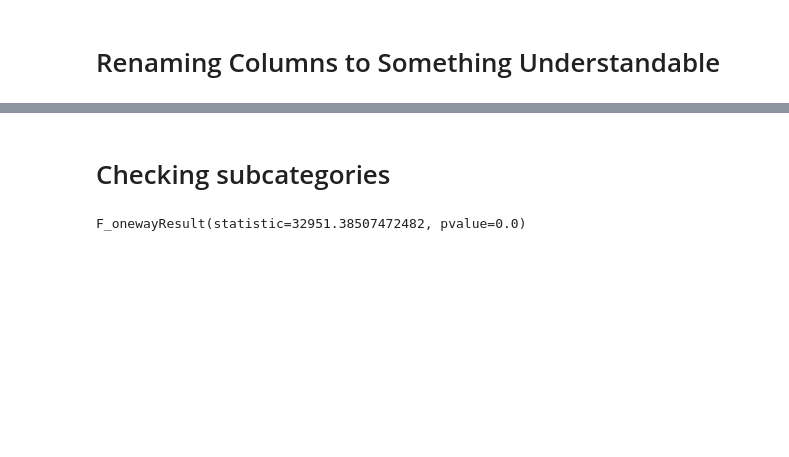
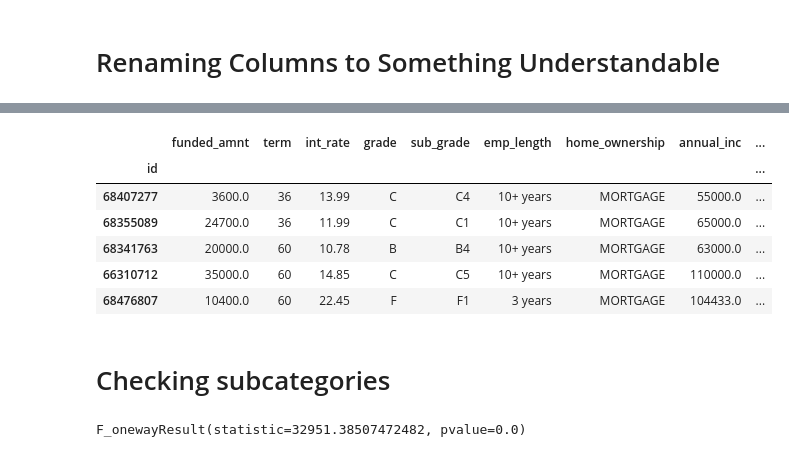
Before and after one commit to bbzou/LC_Capstone, a Jupyter notebook: Austin/01_Trimming_Data_Frame_4.ipynb, the cells around one changed output, grey strips where cells are left out. Saved outputs shown, nothing was run; the diff lists cells and outputs as text; code cells hidden in the pictures; blank space fills up the shorter version.

```diff
--- a/Austin/01_Trimming_Data_Frame_4.ipynb
+++ b/Austin/01_Trimming_Data_Frame_4.ipynb
@@ -160,3 +172,26 @@ df.sample(10)
+# %%
+df.rename(columns={'total_il_high_credit_limit':'install_credit',
+                   'tot_hi_cred_lim':'total_credit',
+                   'pct_tl_nvr_dlq':'pct_acc_nvr_dlq',
+                   'num_tl_op_past_12m':'accs_opened_past_12m',
+                   'num_tl_90g_dpd_24m':'accs_90days+_PastDue_24m',
+                   'num_accts_ever_120_pd':'all_accs_120days+_PastDue_ever',
+                   'mo_sin_rcnt_tl':'mths_since_RecentAcc_opened',
+                   'total_rev_hi_lim':'rev_credit',
+                   'il_util':'install_util',
+                   'tot_coll_amt':'collection_amt',
+                   'pub_rec':'derog_records',
+                   'mths_since_last_record':'mths_since_last_derog_record'},inplace=True)
+# %%
+df.head()
+# %% [output]
+|  | funded_amnt | term | int_rate | grade | sub_grade | emp_length | home_ownership | annual_inc | ... |
+| id |  |  |  |  |  |  |  |  | ... |
+| 68407277 | 3600.0 | 36 | 13.99 | C | C4 | 10+ years | MORTGAGE | 55000.0 | ... |
+| 68355089 | 24700.0 | 36 | 11.99 | C | C1 | 10+ years | MORTGAGE | 65000.0 | ... |
+| 68341763 | 20000.0 | 60 | 10.78 | B | B4 | 10+ years | MORTGAGE | 63000.0 | ... |
+| 66310712 | 35000.0 | 60 | 14.85 | C | C5 | 10+ years | MORTGAGE | 110000.0 | ... |
+| 68476807 | 10400.0 | 60 | 22.45 | F | F1 | 3 years | MORTGAGE | 104433.0 | ... |
 # %% [markdown]
 # Checking subcategories
 # %%
```
Also changed, not shown: parts of 7 cells of this notebook, 3 other files.
